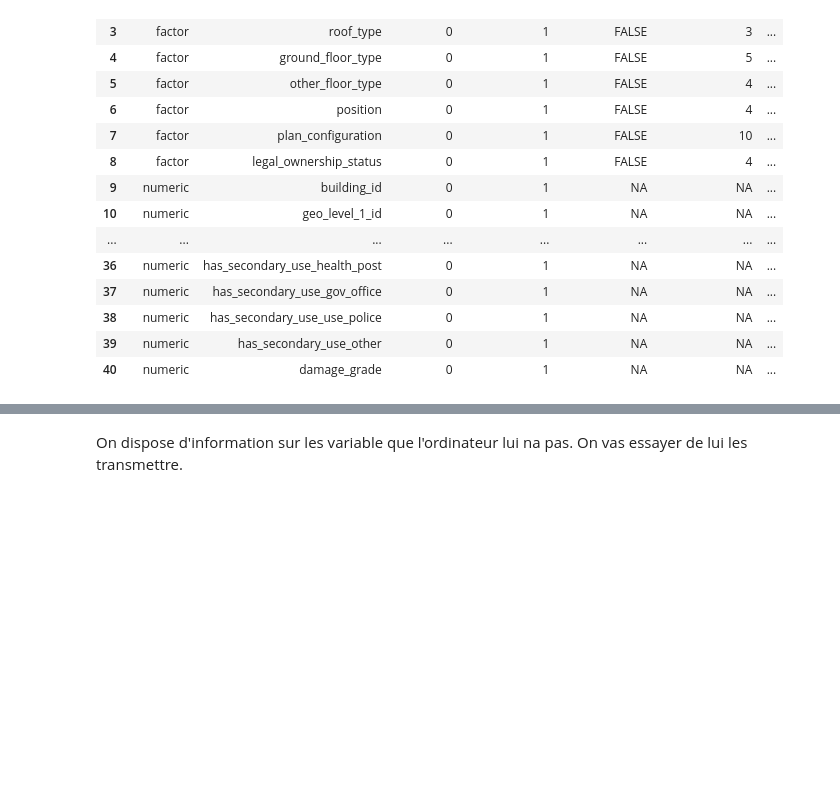
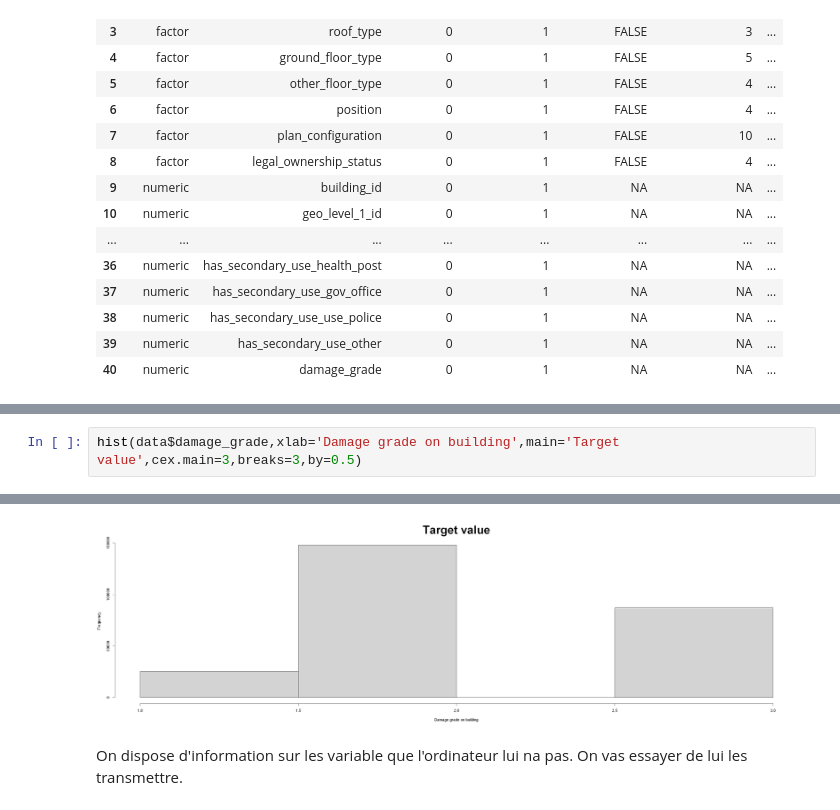
Before and after one commit to bikostet/richter-s-predictor-group-42, a Jupyter notebook: 0_Data Pre-processing .ipynb, the cells around one changed output, grey strips where cells are left out. Cells and saved outputs as stored; diff of their text form; blank space fills up the shorter version.

```diff
--- a/0_Data Pre-processing .ipynb
+++ b/0_Data Pre-processing .ipynb
@@ -172,0 +158,3 @@ hist(data$geo_level_3_id,xlab='geo_level_3_id',main='',breaks=1000)
+# %%
+hist(data$damage_grade,xlab='Damage grade on building',main='Target value',cex.main=3,breaks=3,by=0.5)
+# %% [output]
@@ -173,3 +169,4 @@ hist(data$geo_level_3_id,xlab='geo_level_3_id',main='',breaks=1000)
+[figure, added]
 # %% [markdown]
 On dispose d'information sur les variable que l'ordinateur lui na pas.
 On vas essayer de lui les transmettre.
```
Also changed, not shown: parts of 4 cells of this notebook, 9 other files.
